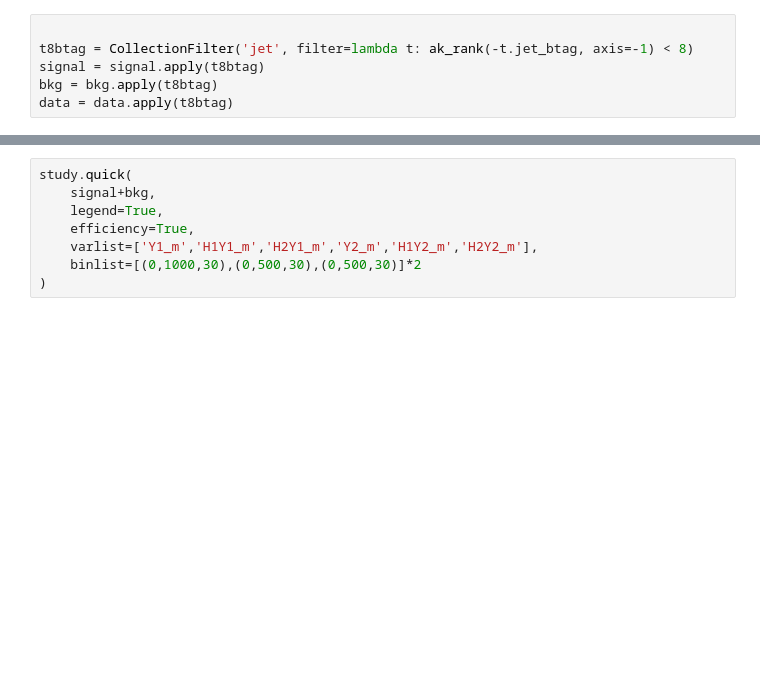
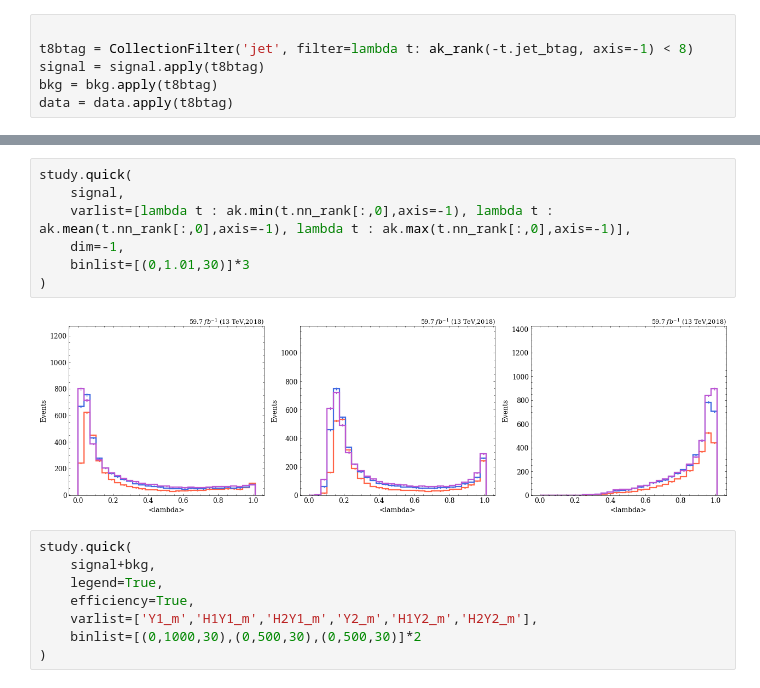
Before and after one commit to ekoenig4/analysis, a Jupyter notebook: jupyter/eightb/analysis/ranked_yy_quadh/test_benchmark.ipynb, the cells around one changed output, grey strips where cells are left out. Drawn from its saved outputs; the diff is of its cells as text; blank space fills up the shorter version.

```diff
--- a/jupyter/eightb/analysis/ranked_yy_quadh/test_benchmark.ipynb
+++ b/jupyter/eightb/analysis/ranked_yy_quadh/test_benchmark.ipynb
@@ -52,3 +65,12 @@ data = data.apply(t8btag)
+# %%
+study.quick(
+    signal,
+    varlist=[lambda t : ak.min(t.nn_rank[:,0],axis=-1), lambda t : ak.mean(t.nn_rank[:,0],axis=-1), lambda t : ak.max(t.nn_rank[:,0],axis=-1)],
+    dim=-1,
+    binlist=[(0,1.01,30)]*3
+)
+# %% [output]
+[figure, added]
 # %%
 study.quick(
     signal+bkg,
```
Also changed, not shown: parts of 3 cells of this notebook, 5 other files.
